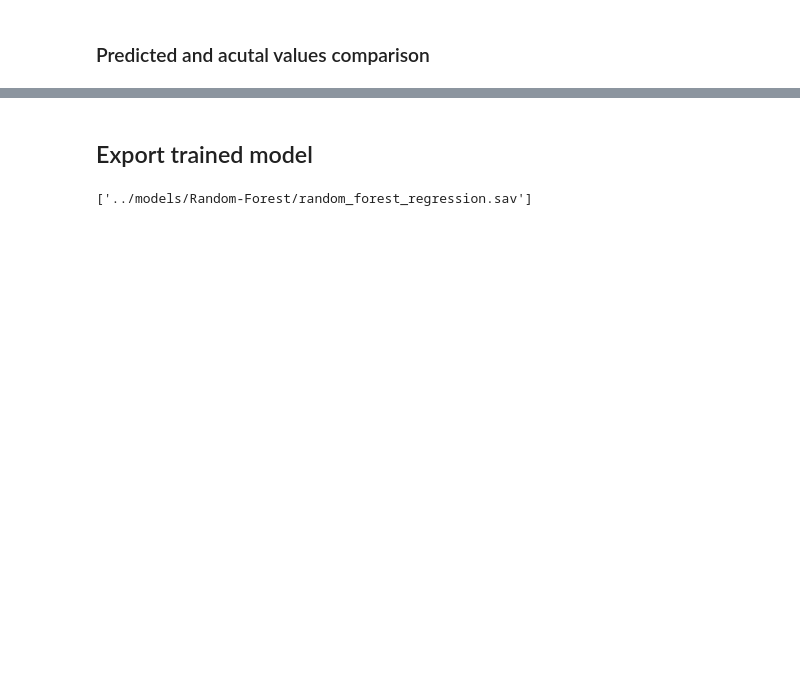
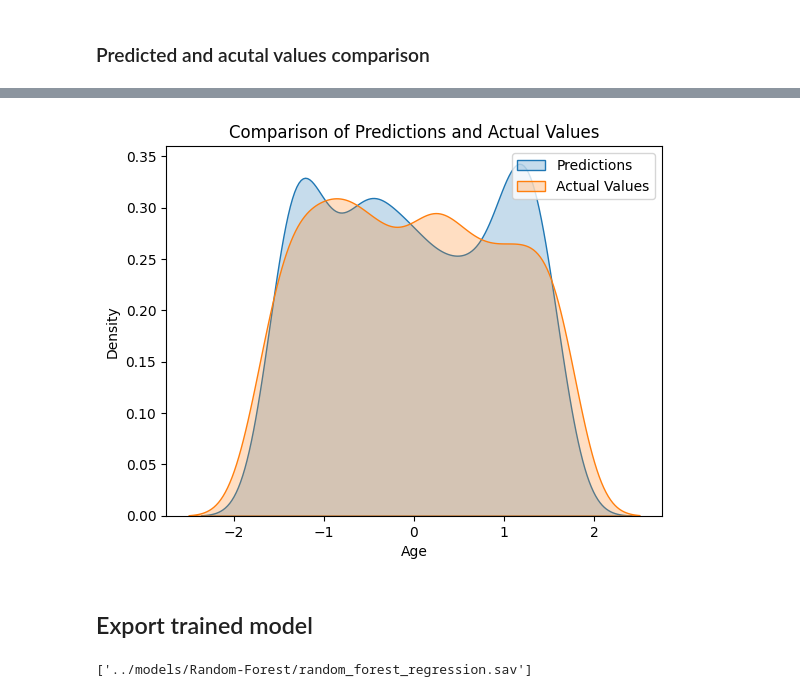
Before and after one commit to NATNgoc/PTDL-IE224, a Jupyter notebook: notebooks/3.4-Random_forest_regressor.ipynb, the cells around one changed output, grey strips where cells are left out. Drawn from its saved outputs; the diff is of its cells as text; code cells hidden in the pictures; blank space fills up the shorter version.

```diff
--- a/notebooks/3.4-Random_forest_regressor.ipynb
+++ b/notebooks/3.4-Random_forest_regressor.ipynb
@@ -111,3 +120,14 @@ plt.show()
+# %%
+import seaborn as sns
+sns.kdeplot(y_pred, label='Predictions', fill=True)
+sns.kdeplot(y_test, label='Actual Values', fill=True)
+plt.title('Comparison of Predictions and Actual Values')
+plt.xlabel('Age')
+plt.ylabel('Density')
+plt.legend()
+plt.show()
+# %% [output]
+[figure, added]
 # %% [markdown]
 ## Export trained model
 # %%
```
Also changed, not shown: parts of 7 cells of this notebook, 3 other files.
